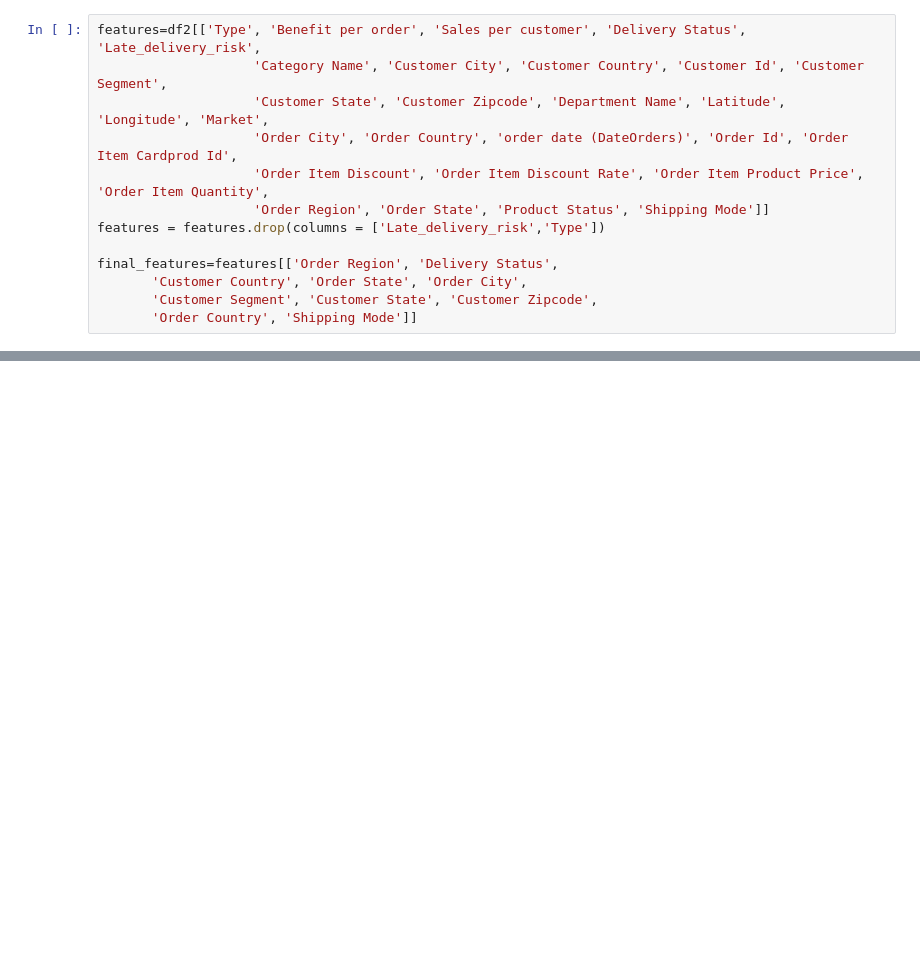
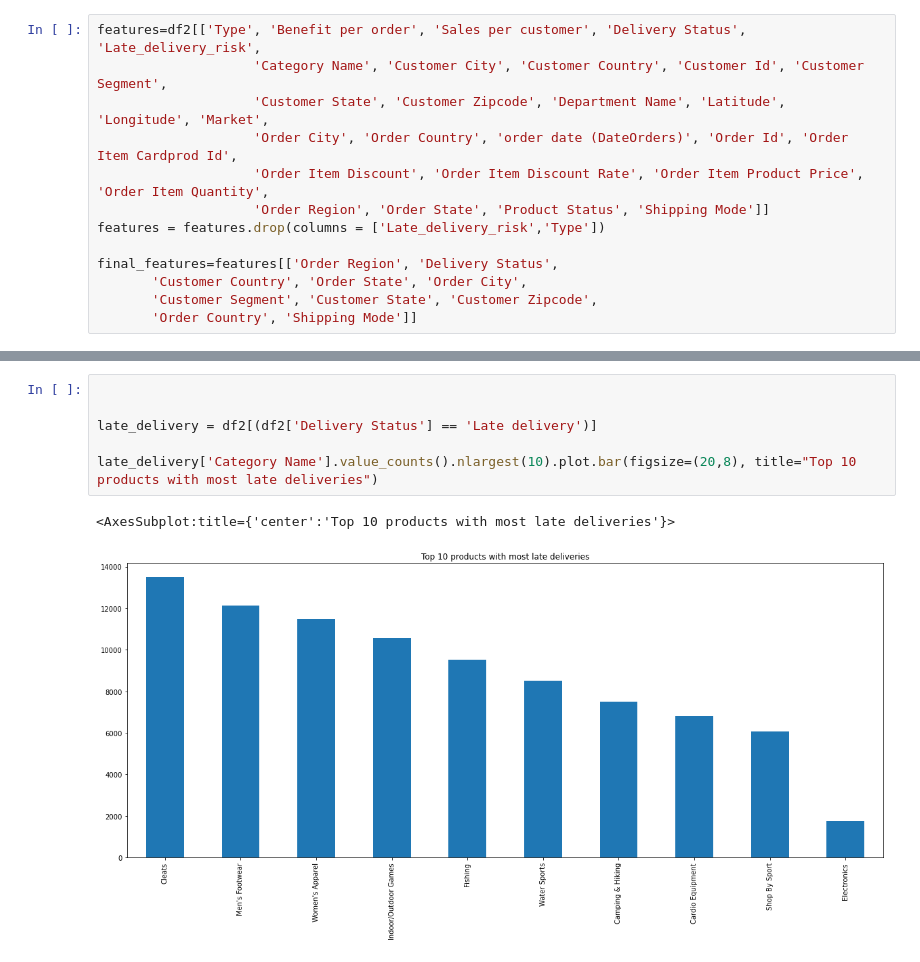
Before and after one commit to sternbrian2/Capstone_two, a Jupyter notebook: EDA_Analysis_Supply_Chain.ipynb, the cells around one changed output, grey strips where cells are left out. Saved outputs shown, nothing was run; the diff lists cells and outputs as text; blank space fills up the shorter version.

```diff
--- a/EDA_Analysis_Supply_Chain.ipynb
+++ b/EDA_Analysis_Supply_Chain.ipynb
@@ -191,0 +192,9 @@ final_features=features[['Order Region', 'Delivery Status',
+# %%
+
+
+late_delivery = df2[(df2['Delivery Status'] == 'Late delivery')]
+
+late_delivery['Category Name'].value_counts().nlargest(10).plot.bar(figsize=(20,8), title="Top 10 products with most late deliveries")
+# %% [output]
+<AxesSubplot:title={'center':'Top 10 products with most late deliveries'}>
+[figure, added]
```
Also changed, not shown: parts of 2 cells of this notebook.
